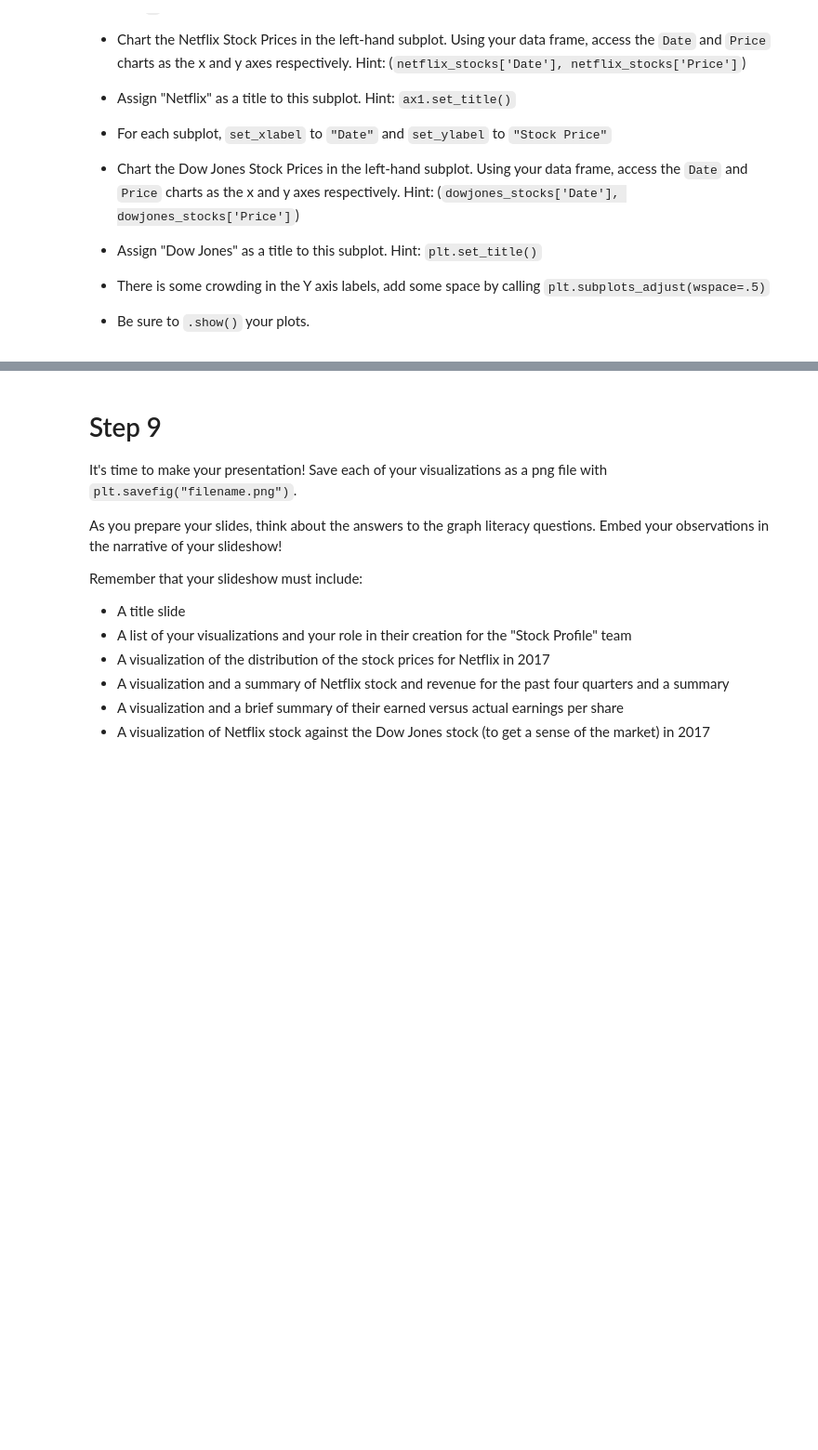
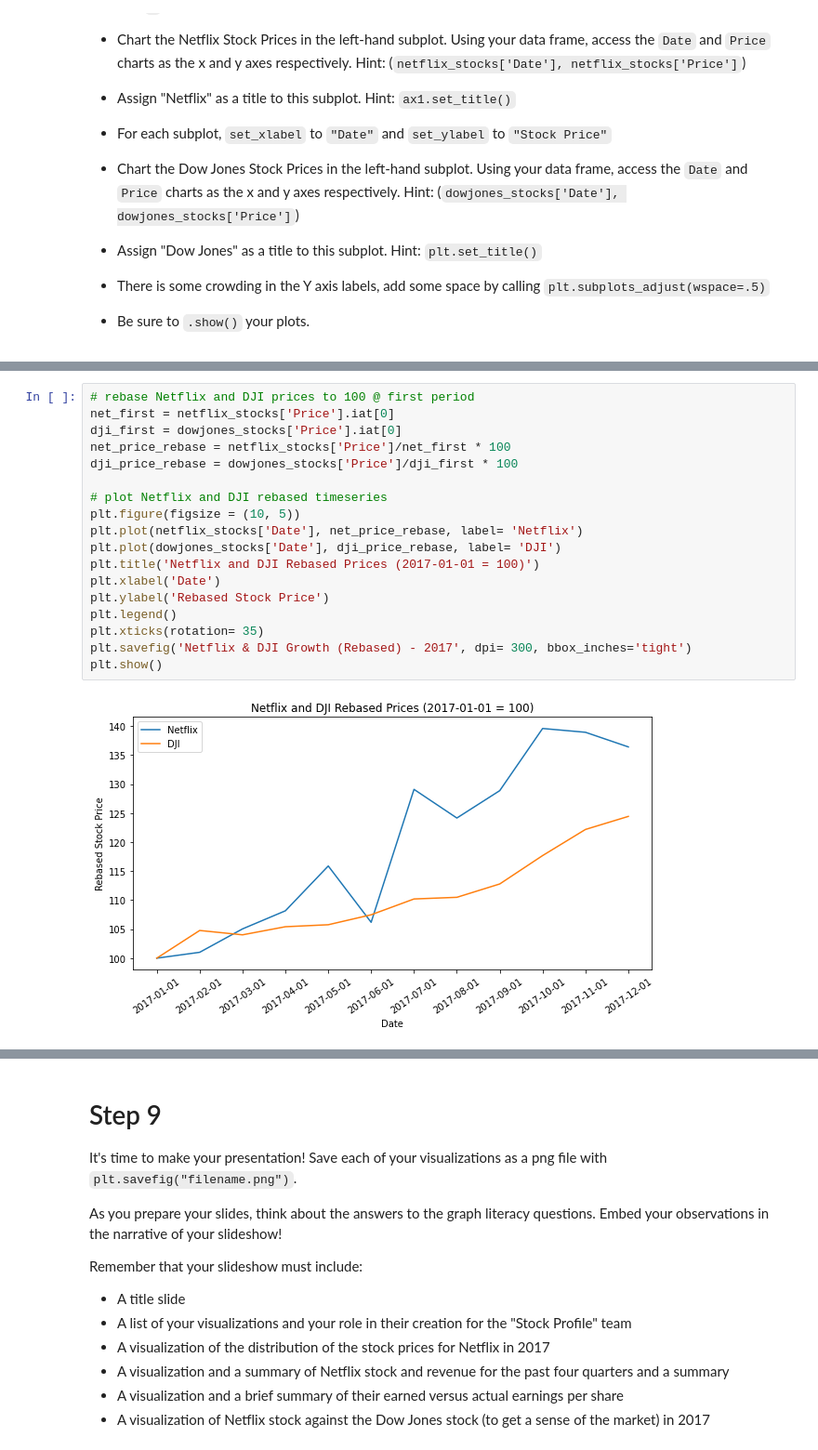
Before and after one commit to lightlySkewed/Netflix-Stocks-Capstone, a Jupyter notebook: netflix_visualizations.ipynb, the cells around one changed output, grey strips where cells are left out. Shown: that part at 93% size. Saved outputs shown, nothing was run; the diff lists cells and outputs as text; blank space fills up the shorter version.

```diff
--- a/netflix_visualizations.ipynb
+++ b/netflix_visualizations.ipynb
@@ -367,0 +379,20 @@ plt.show()
+# %%
+# rebase Netflix and DJI prices to 100 @ first period
+net_first = netflix_stocks['Price'].iat[0]
+dji_first = dowjones_stocks['Price'].iat[0]
+net_price_rebase = netflix_stocks['Price']/net_first * 100
+dji_price_rebase = dowjones_stocks['Price']/dji_first * 100
+
+# plot Netflix and DJI rebased timeseries
+plt.figure(figsize = (10, 5))
+plt.plot(netflix_stocks['Date'], net_price_rebase, label= 'Netflix')
+plt.plot(dowjones_stocks['Date'], dji_price_rebase, label= 'DJI')
+plt.title('Netflix and DJI Rebased Prices (2017-01-01 = 100)')
+plt.xlabel('Date')
+plt.ylabel('Rebased Stock Price')
+plt.legend()
+plt.xticks(rotation= 35)
+plt.savefig('Netflix & DJI Growth (Rebased) - 2017', dpi= 300, bbox_inches='tight')
+plt.show()
+# %% [output]
+[figure, added]
```
Also changed, not shown: parts of 9 cells of this notebook, 7 other files.
